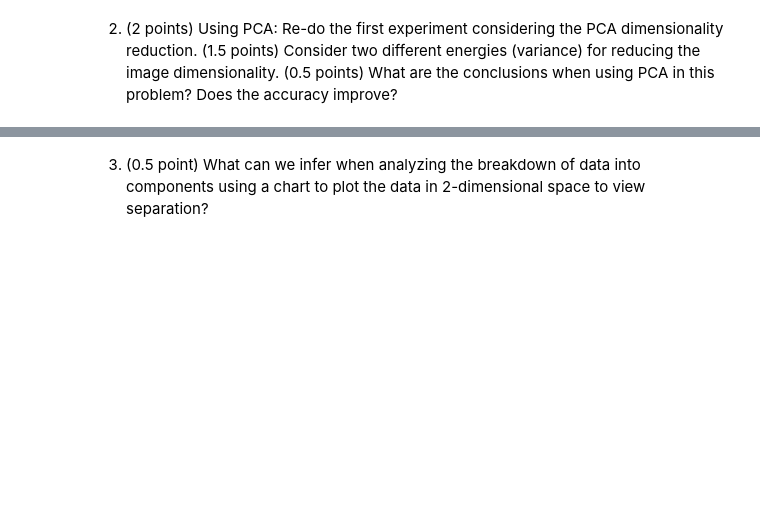
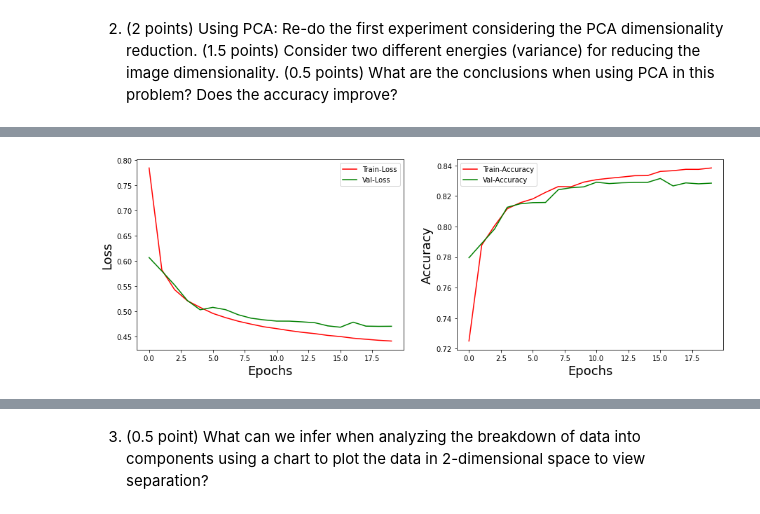
Before and after one commit to mazzacolussi/MC886, a Jupyter notebook: CNN_PCA/source_cnn.ipynb, the cells around one changed output, grey strips where cells are left out. Cells and saved outputs as stored; diff of their text form; code cells hidden in the pictures; blank space fills up the shorter version.

```diff
--- a/CNN_PCA/source_cnn.ipynb
+++ b/CNN_PCA/source_cnn.ipynb
@@ -73,0 +241,5 @@ print(acc)
+# %%
+x_train_pca25_values = x_train_pca25.reshape(-1,5,5,1)
+x_val_pca25_values = x_val_pca25.reshape(-1,5,5,1)
+
+x_train_pca25_values.shape, x_val_pca25_values.shape
@@ -73,0 +248,17 @@ print(acc)
+# %%
+m1_pca = Sequential()
+
+m1_pca.add(layers.Conv2D(filters=32, kernel_size=(3,3), activation='relu', input_shape=(5,5,1)))
+m1_pca.add(layers.MaxPooling2D((2,2)))
+m1_pca.add(layers.Flatten())
+m1_pca.add(layers.Dense(54, activation='relu'))
+m1_pca.add(layers.Dense(10, activation='softmax'))
+# %%
+m1_pca.compile(
+    optimizer = opt,
+    loss = loss_function,
+    metrics = ['accuracy']
+)
+# %%
+m1_pca_hist = m1_pca.fit(x_train_pca25_values, y_train, epochs=20,
+                       validation_data = (x_val_pca25_values, y_val))
@@ -73,0 +283,18 @@ print(acc)
+# %%
+plt.figure(figsize=(15,5))
+plt.subplot(1, 2, 1)
+plt.xlabel("Epochs", fontsize=18)
+plt.ylabel('Loss', fontsize=18)
+plt.plot(m1_pca_hist.history['loss'], color='red', label='Train-Loss')
+plt.plot(m1_pca_hist.history['val_loss'], color='green', label='Val-Loss')
+plt.legend(loc='best')
+
+plt.subplot(1, 2, 2)
+plt.xlabel("Epochs", fontsize=18)
+plt.ylabel('Accuracy', fontsize=18)
+plt.plot(m1_pca_hist.history['accuracy'], color='red', label='Train-Accuracy')
+plt.plot(m1_pca_hist.history['val_accuracy'], color='green', label='Val-Accuracy')
+plt.legend(loc='best')
+plt.show()
+# %% [output]
+[figure, added]
```
Also changed, not shown: parts of 40 cells of this notebook.
